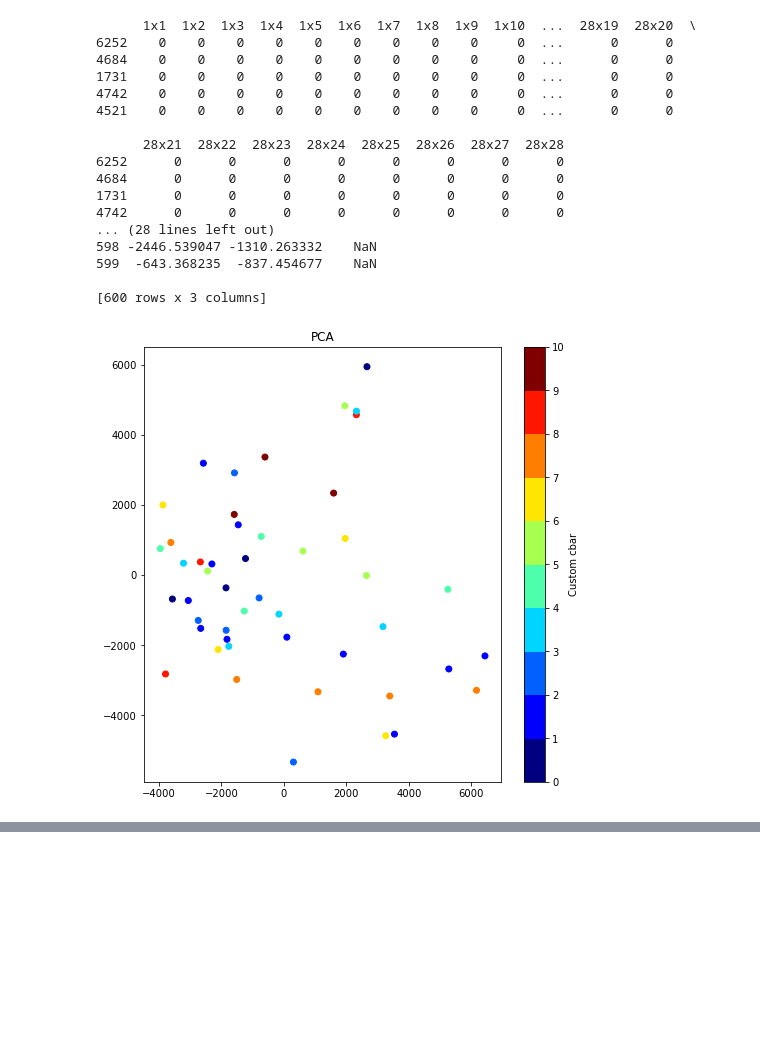
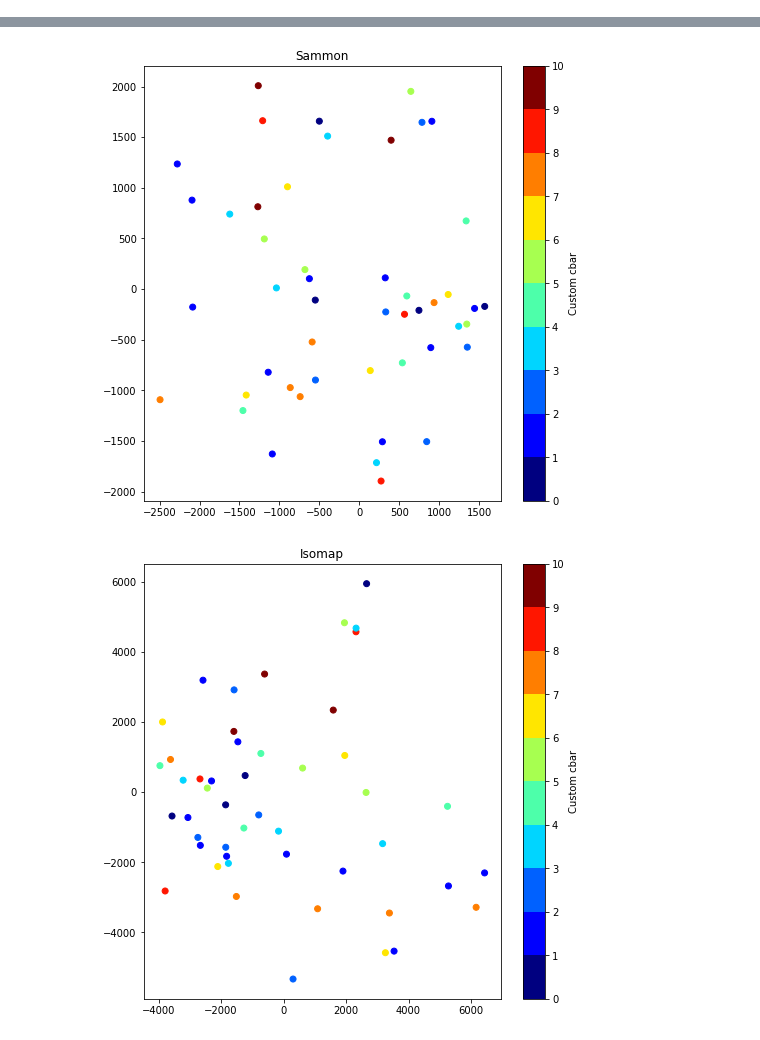
Before and after one commit to tejasvicsr1/t-SNE-Implementation, a Jupyter notebook: main.ipynb, the cells around one changed output, grey strips where cells are left out. Cells and saved outputs as stored; diff of their text form; code cells hidden in the pictures; blank space fills up the shorter version.

```diff
--- a/main.ipynb
+++ b/main.ipynb
@@ -99,30 +88,5 @@ TolFun exceeded: Optimisation terminated
-# %%
-from sklearn.manifold import Isomap
-embedding = Isomap(n_components=2)
-print(train_data.head())
-X_transformed = embedding.fit_transform(train_data)
-print(train_data.head())
-X_transformed.shape
-X_transformed = pd.DataFrame(X_transformed)
-X_transformed['label'] = labels
-print(X_transformed)
-plot_stuff(X_transformed, labels)
-# %% [output]
-      1x1  1x2  1x3  1x4  1x5  1x6  1x7  1x8  1x9  1x10  ...  28x19  28x20  \
-6252    0    0    0    0    0    0    0    0    0     0  ...      0      0
-4684    0    0    0    0    0    0    0    0    0     0  ...      0      0
-1731    0    0    0    0    0    0    0    0    0     0  ...      0      0
-4742    0    0    0    0    0    0    0    0    0     0  ...      0      0
-4521    0    0    0    0    0    0    0    0    0     0  ...      0      0
-
-      28x21  28x22  28x23  28x24  28x25  28x26  28x27  28x28
-6252      0      0      0      0      0      0      0      0
-4684      0      0      0      0      0      0      0      0
-1731      0      0      0      0      0      0      0      0
-4742      0      0      0      0      0      0      0      0
-... (28 lines left out)
-598 -2446.539047 -1310.263332    NaN
-599  -643.368235  -837.454677    NaN
-
-[600 rows x 3 columns]
-[figure, removed]
+# %%
+train_PCA = run_PCA(train_data, labels, 30)
+smapping = run_sammon(train_PCA, labels, 2)
+plot_stuff(smapping, labels, 'Sammon')
+# %% [output]
@@ -128,0 +95,6 @@ plot_stuff(X_transformed, labels)
+[figure, added]
+# %%
+isomap = run_isomap(train_data, labels, 2)
+plot_stuff(isomap, labels, 'Isomap')
+# %% [output]
+[figure, added]
```
Also changed, not shown: parts of 10 cells of this notebook, 2 other files.
